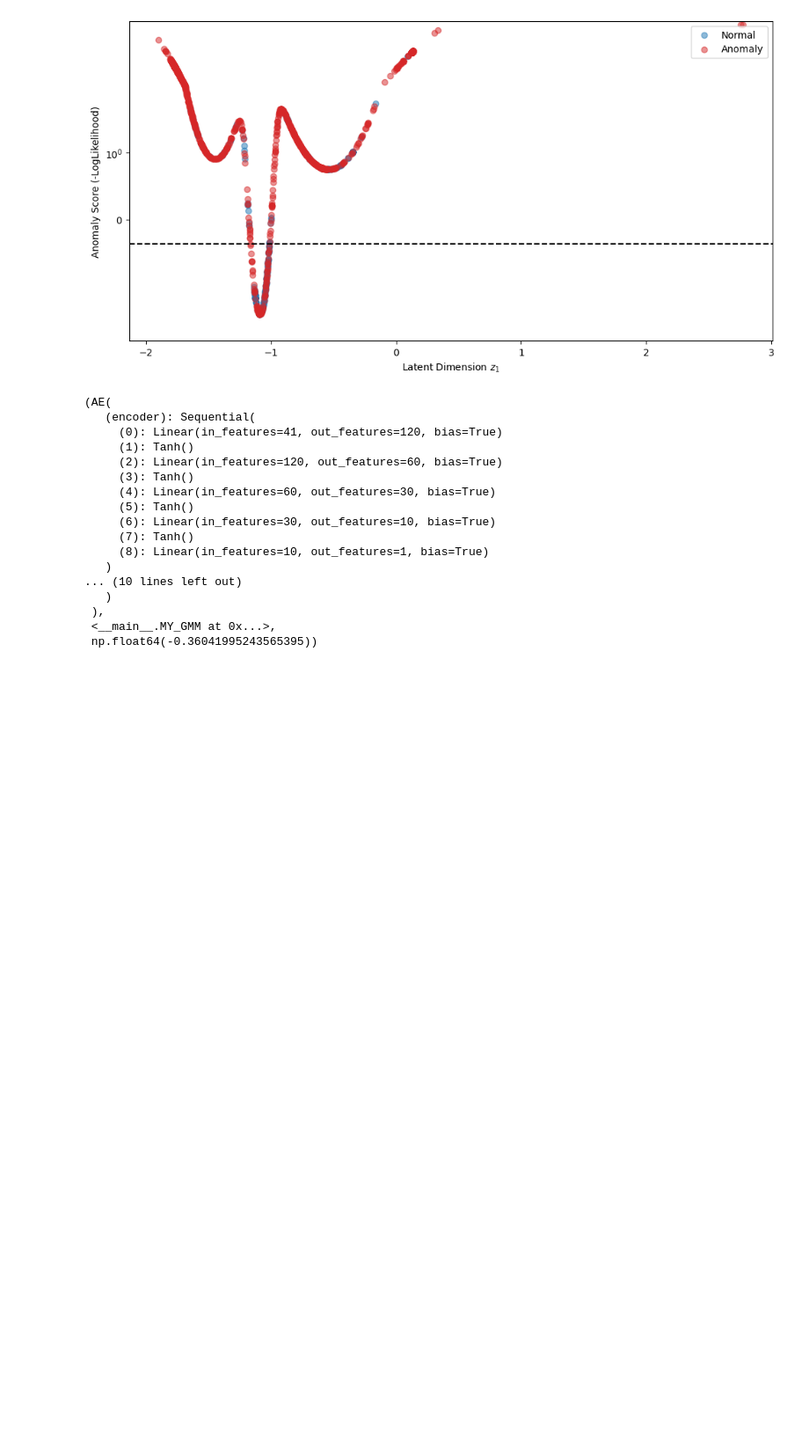
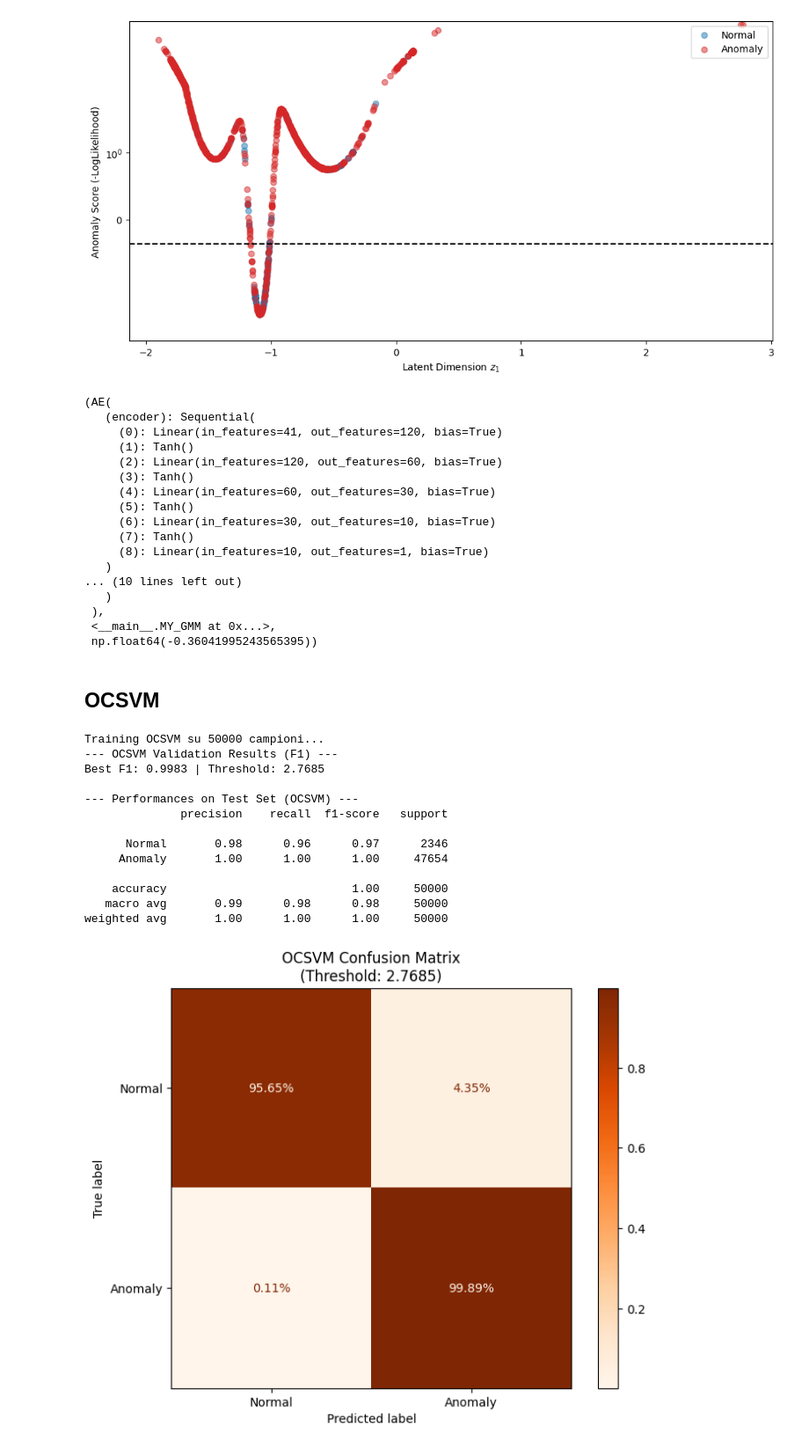
Before and after one commit to pietromihelj/Unsupervised_learning, a Jupyter notebook: exam/DAGMM.ipynb, the cells around one changed output. Shown at 88% size. Cells and saved outputs as stored; diff of their text form; code cells hidden in the pictures; blank space fills up the shorter version.

```diff
--- a/exam/DAGMM.ipynb
+++ b/exam/DAGMM.ipynb
@@ -1031,3 +1084,5 @@ weighted avg       0.96      0.96      0.96    100000
  ),
  <__main__.MY_GMM at 0x...>,
  np.float64(-0.36041995243565395))
+# %% [markdown]
+## OCSVM
@@ -1033,0 +1165,18 @@ weighted avg       0.96      0.96      0.96    100000
+# %%
+X_train, X_val, X_test, y_val, y_test = split_dataset(X_all, y_all, to_torch=False)
+ocsvm_pipeline(X_train, X_val, X_test, y_val, y_test)
+# %% [output]
+Training OCSVM su 50000 campioni...
+--- OCSVM Validation Results (F1) ---
+Best F1: 0.9983 | Threshold: 2.7685
+
+--- Performances on Test Set (OCSVM) ---
+              precision    recall  f1-score   support
+
+      Normal       0.98      0.96      0.97      2346
+     Anomaly       1.00      1.00      1.00     47654
+
+    accuracy                           1.00     50000
+   macro avg       0.99      0.98      0.98     50000
+weighted avg       1.00      1.00      1.00     50000
+[figure, added]
```
Also changed, not shown: parts of 18 cells of this notebook, 2 other files.
